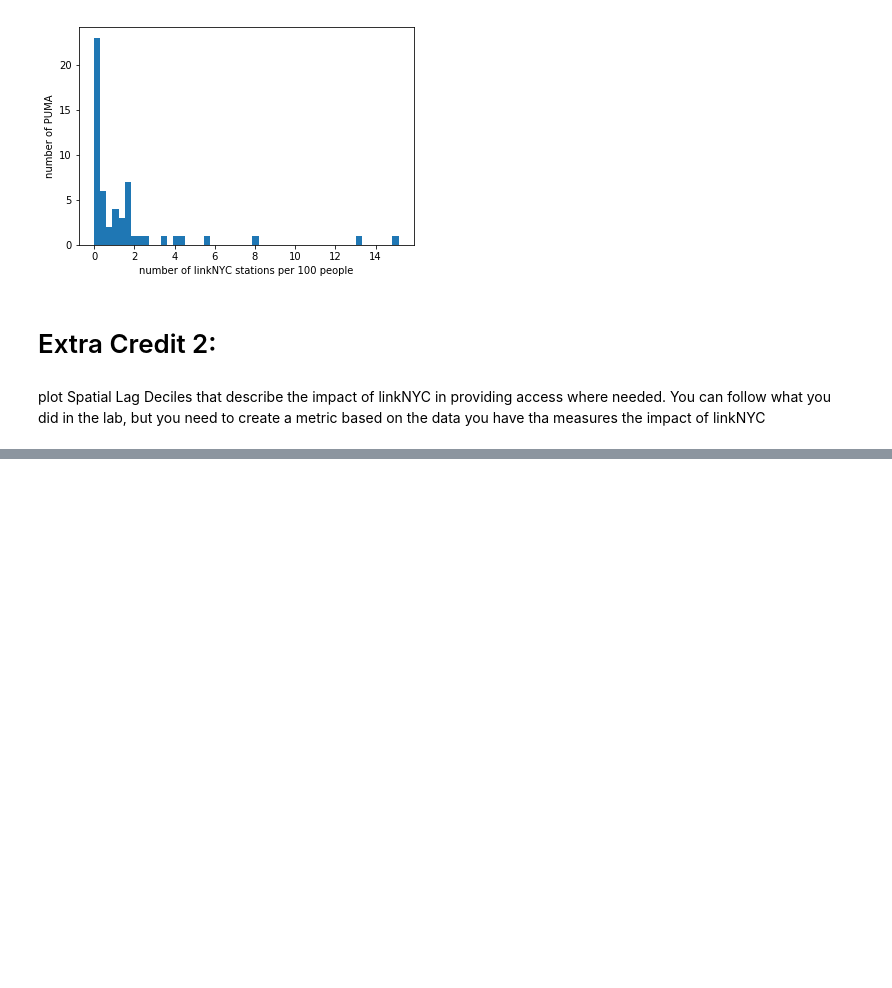
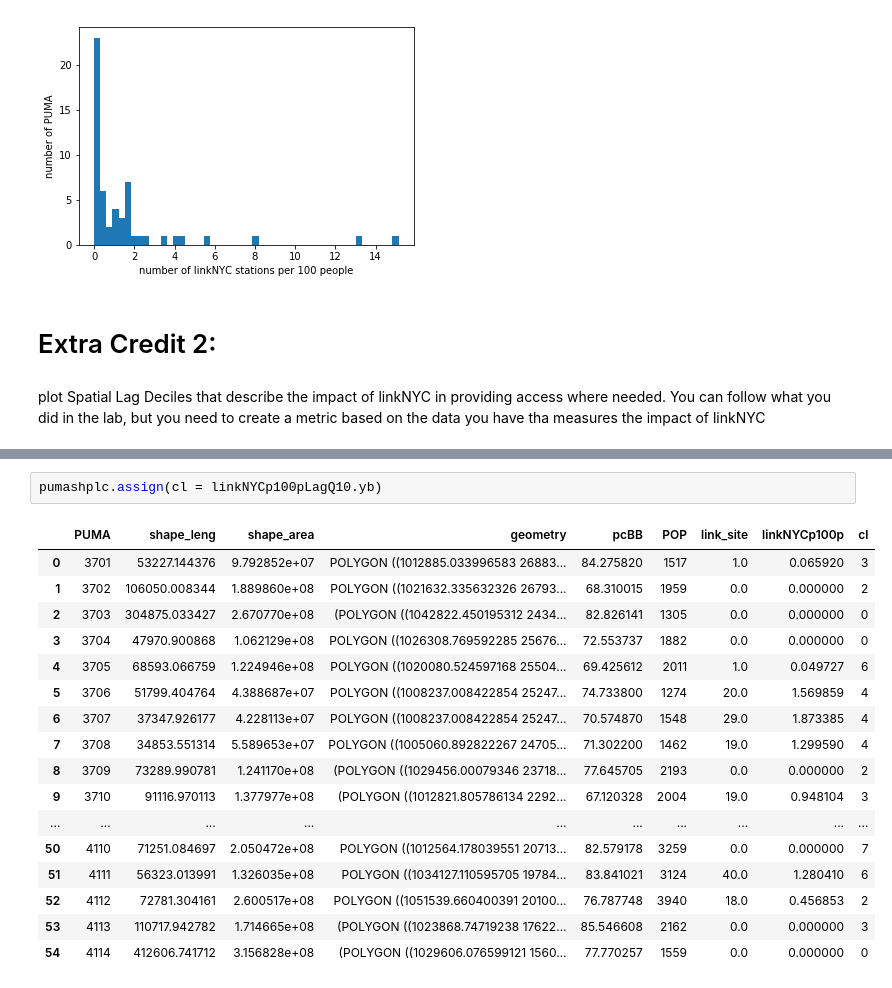
Before and after one commit to picniclin/PUI2017_yl5240, a Jupyter notebook: HW9_yl5240/HW9_yl5240.ipynb, the cells around one changed output, grey strips where cells are left out. Drawn from its saved outputs; the diff is of its cells as text; blank space fills up the shorter version.

```diff
--- a/HW9_yl5240/HW9_yl5240.ipynb
+++ b/HW9_yl5240/HW9_yl5240.ipynb
@@ -646,0 +727,20 @@ plot Spatial Lag Deciles that describe the impact of linkNYC in providing access
+# %%
+pumashplc.assign(cl = linkNYCp100pLagQ10.yb)
+# %% [output]
+|  | PUMA | shape_leng | shape_area | geometry | pcBB | POP | link_site | linkNYCp100p | cl |
+| 0 | 3701 | 53227.144376 | 9.792852e+07 | POLYGON ((1012885.033996583 26883... | 84.275820 | 1517 | 1.0 | 0.065920 | 3 |
+| 1 | 3702 | 106050.008344 | 1.889860e+08 | POLYGON ((1021632.335632326 26793... | 68.310015 | 1959 | 0.0 | 0.000000 | 2 |
+| 2 | 3703 | 304875.033427 | 2.670770e+08 | (POLYGON ((1042822.450195312 2434... | 82.826141 | 1305 | 0.0 | 0.000000 | 0 |
+| 3 | 3704 | 47970.900868 | 1.062129e+08 | POLYGON ((1026308.769592285 25676... | 72.553737 | 1882 | 0.0 | 0.000000 | 0 |
+| 4 | 3705 | 68593.066759 | 1.224946e+08 | POLYGON ((1020080.524597168 25504... | 69.425612 | 2011 | 1.0 | 0.049727 | 6 |
+| 5 | 3706 | 51799.404764 | 4.388687e+07 | POLYGON ((1008237.008422854 25247... | 74.733800 | 1274 | 20.0 | 1.569859 | 4 |
+| 6 | 3707 | 37347.926177 | 4.228113e+07 | POLYGON ((1008237.008422854 25247... | 70.574870 | 1548 | 29.0 | 1.873385 | 4 |
+| 7 | 3708 | 34853.551314 | 5.589653e+07 | POLYGON ((1005060.892822267 24705... | 71.302200 | 1462 | 19.0 | 1.299590 | 4 |
+| 8 | 3709 | 73289.990781 | 1.241170e+08 | (POLYGON ((1029456.00079346 23718... | 77.645705 | 2193 | 0.0 | 0.000000 | 2 |
+| 9 | 3710 | 91116.970113 | 1.377977e+08 | (POLYGON ((1012821.805786134 2292... | 67.120328 | 2004 | 19.0 | 0.948104 | 3 |
+| ... | ... | ... | ... | ... | ... | ... | ... | ... | ... |
+| 50 | 4110 | 71251.084697 | 2.050472e+08 | POLYGON ((1012564.178039551 20713... | 82.579178 | 3259 | 0.0 | 0.000000 | 7 |
+| 51 | 4111 | 56323.013991 | 1.326035e+08 | POLYGON ((1034127.110595705 19784... | 83.841021 | 3124 | 40.0 | 1.280410 | 6 |
+| 52 | 4112 | 72781.304161 | 2.600517e+08 | POLYGON ((1051539.660400391 20100... | 76.787748 | 3940 | 18.0 | 0.456853 | 2 |
+| 53 | 4113 | 110717.942782 | 1.714665e+08 | (POLYGON ((1023868.74719238 17622... | 85.546608 | 2162 | 0.0 | 0.000000 | 3 |
+| 54 | 4114 | 412606.741712 | 3.156828e+08 | (POLYGON ((1029606.076599121 1560... | 77.770257 | 1559 | 0.0 | 0.000000 | 0 |
```
Also changed, not shown: parts of 12 cells of this notebook.
